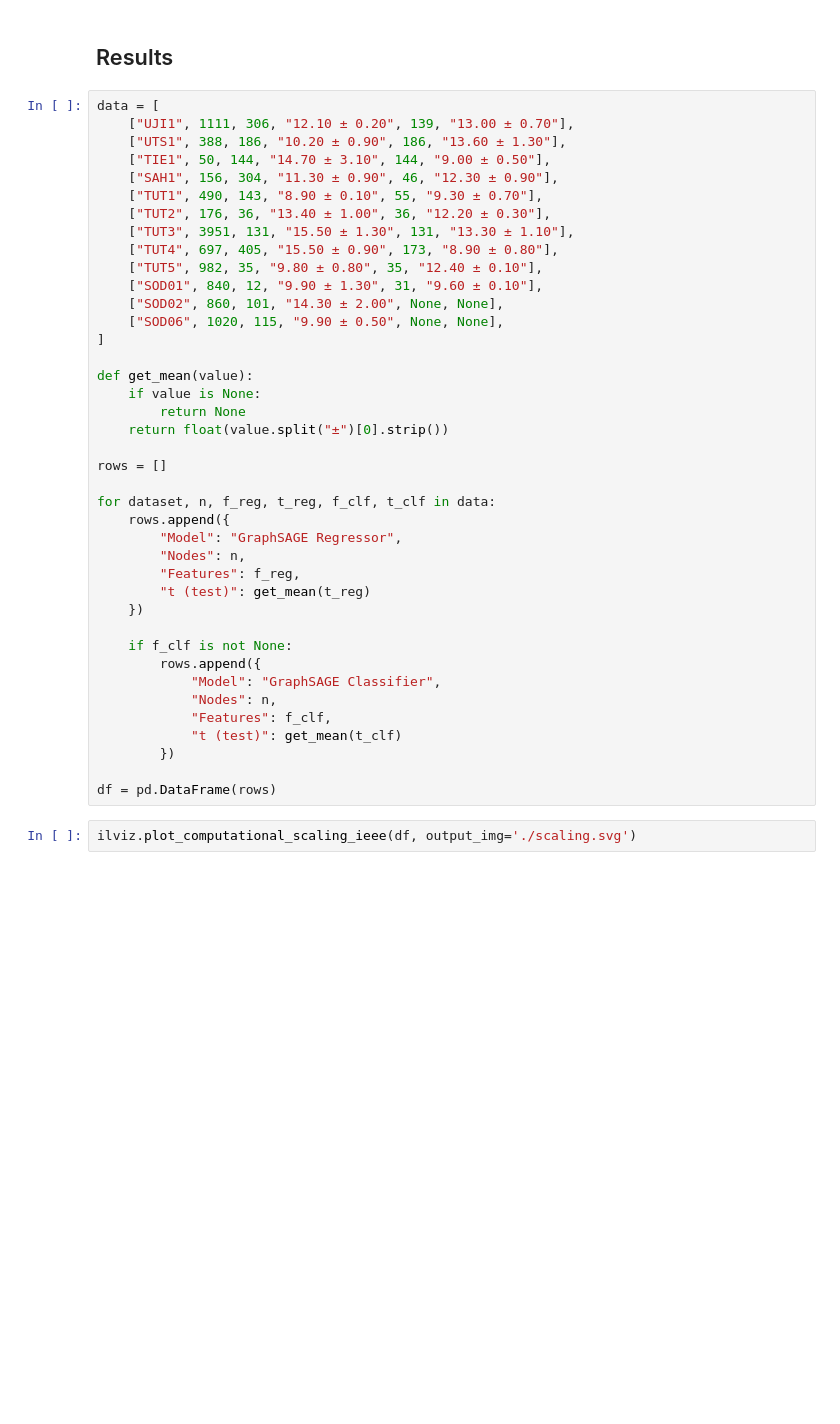
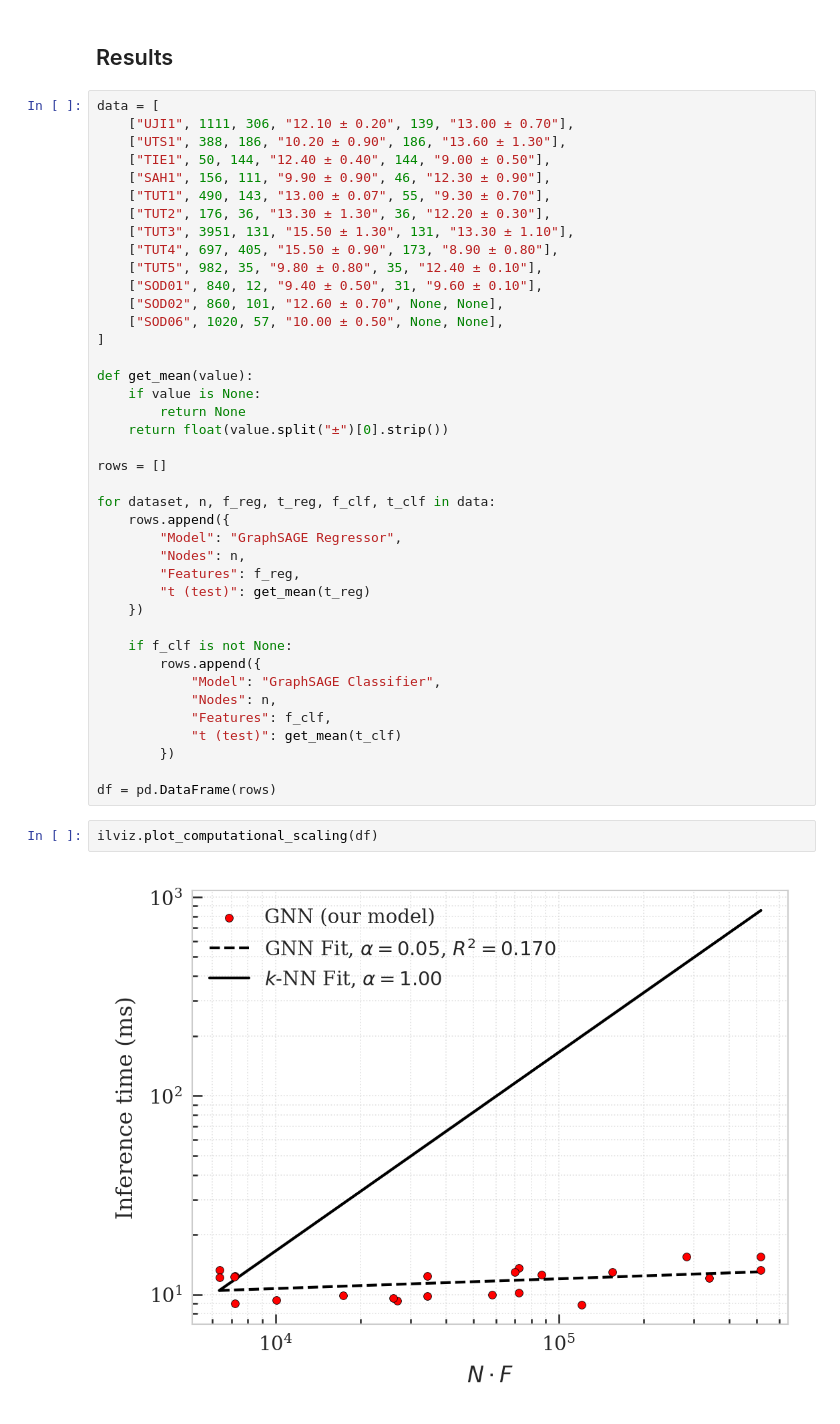
Before and after one commit to manelfornos/graphiloc, a Jupyter notebook: notebooks/evaluation.ipynb, the cells around one changed output. Cells and saved outputs as stored; diff of their text form; blank space fills up the shorter version.

```diff
--- a/notebooks/evaluation.ipynb
+++ b/notebooks/evaluation.ipynb
@@ -425,16 +425,16 @@ iltrainer.summarize_predictions(outputs=outputs,
 data = [
     ["UJI1", 1111, 306, "12.10 ± 0.20", 139, "13.00 ± 0.70"],
     ["UTS1", 388, 186, "10.20 ± 0.90", 186, "13.60 ± 1.30"],
-    ["TIE1", 50, 144, "14.70 ± 3.10", 144, "9.00 ± 0.50"],
-    ["SAH1", 156, 304, "11.30 ± 0.90", 46, "12.30 ± 0.90"],
-    ["TUT1", 490, 143, "8.90 ± 0.10", 55, "9.30 ± 0.70"],
-    ["TUT2", 176, 36, "13.40 ± 1.00", 36, "12.20 ± 0.30"],
+    ["TIE1", 50, 144, "12.40 ± 0.40", 144, "9.00 ± 0.50"],
+    ["SAH1", 156, 111, "9.90 ± 0.90", 46, "12.30 ± 0.90"],
+    ["TUT1", 490, 143, "13.00 ± 0.07", 55, "9.30 ± 0.70"],
+    ["TUT2", 176, 36, "13.30 ± 1.30", 36, "12.20 ± 0.30"],
     ["TUT3", 3951, 131, "15.50 ± 1.30", 131, "13.30 ± 1.10"],
     ["TUT4", 697, 405, "15.50 ± 0.90", 173, "8.90 ± 0.80"],
     ["TUT5", 982, 35, "9.80 ± 0.80", 35, "12.40 ± 0.10"],
-    ["SOD01", 840, 12, "9.90 ± 1.30", 31, "9.60 ± 0.10"],
-    ["SOD02", 860, 101, "14.30 ± 2.00", None, None],
-    ["SOD06", 1020, 115, "9.90 ± 0.50", None, None],
+    ["SOD01", 840, 12, "9.40 ± 0.50", 31, "9.60 ± 0.10"],
+    ["SOD02", 860, 101, "12.60 ± 0.70", None, None],
+    ["SOD06", 1020, 57, "10.00 ± 0.50", None, None],
 ]
 
 def get_mean(value):
@@ -462,4 +462,6 @@ for dataset, n, f_reg, t_reg, f_clf, t_clf in data:
 
 df = pd.DataFrame(rows)
 # %%
-ilviz.plot_computational_scaling_ieee(df, output_img='./scaling.svg')
+ilviz.plot_computational_scaling(df)
+# %% [output]
+[figure, added]
```
Also changed, not shown: parts of 4 cells of this notebook, 1 other file.
